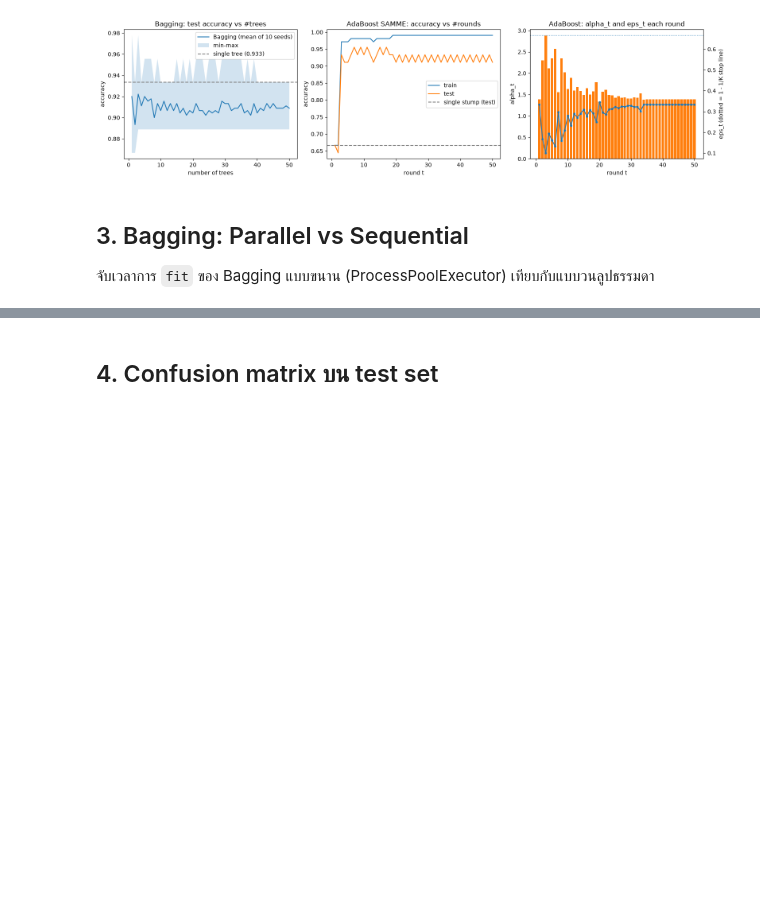
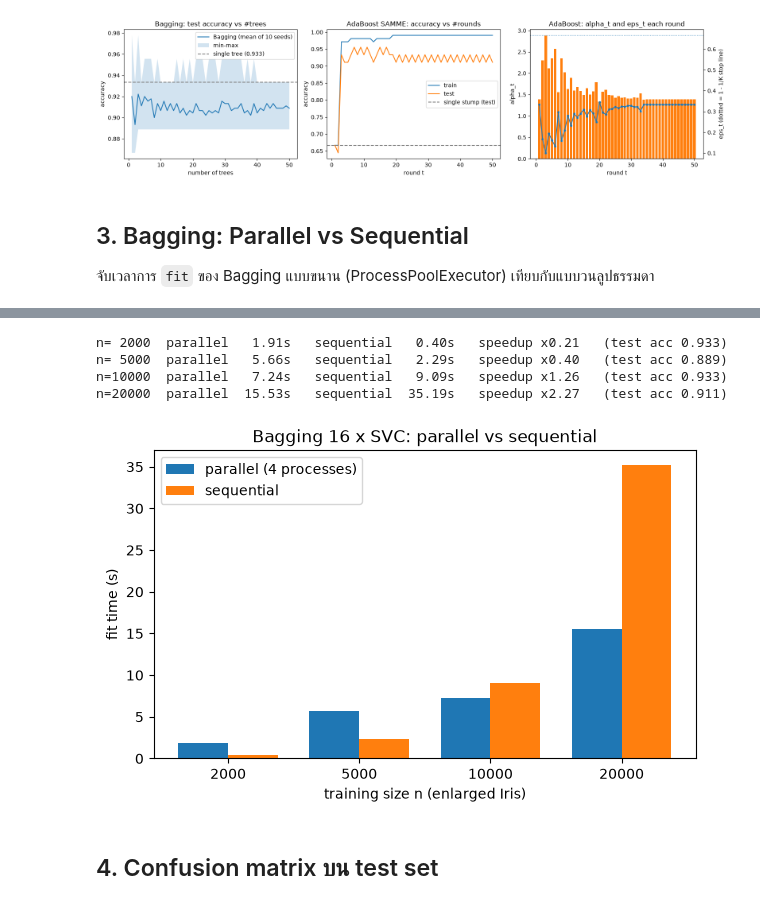
Before and after one commit to Finoria-co/Ensemble-Learning, a Jupyter notebook: ensemble_iris.ipynb, the cells around one changed output, grey strips where cells are left out. Drawn from its saved outputs; the diff is of its cells as text; code cells hidden in the pictures; blank space fills up the shorter version.

```diff
--- a/ensemble_iris.ipynb
+++ b/ensemble_iris.ipynb
@@ -108,3 +119,37 @@ B= 1000  parallel 1.952s   sequential 0.624s
+# %%
+from sklearn.svm import SVC
+
+def enlarge_iris(n, sigma=0.8, seed=0):
+    """สุ่ม Iris train แบบใส่คืนให้ได้ n ตัว + บวก Gaussian noise"""
+    rng = np.random.default_rng(seed)
+    idx = rng.integers(0, len(X_tr), n)
+    return X_tr[idx] + rng.normal(0, sigma, (n, X_tr.shape[1])), y_tr[idx]
+
+sizes_n = [2000, 5000, 10000, 20000]
+res = []
+for n in sizes_n:
+    Xb, yb = enlarge_iris(n)
+    row = {}
+    for mode in (True, False):
+        t0 = time.perf_counter()
+        m = BaggingClassifier(16, max_workers=4, parallel=mode, seed=0, base=SVC(C=10)).fit(Xb, yb)
+        row["parallel" if mode else "sequential"] = time.perf_counter() - t0
+    res.append(row)
+    print(f"n={n:5d}  parallel {row['parallel']:6.2f}s   sequential {row['sequential']:6.2f}s   "
+          f"speedup x{row['sequential'] / row['parallel']:.2f}   (test acc {accuracy(y_te, m.predict(X_te)):.3f})")
+
+xi = np.arange(len(sizes_n)); w = 0.38
+plt.figure(figsize=(7, 4))
+plt.bar(xi - w/2, [r["parallel"] for r in res], w, label="parallel (4 processes)")
+plt.bar(xi + w/2, [r["sequential"] for r in res], w, label="sequential")
+plt.xticks(xi, sizes_n); plt.xlabel("training size n (enlarged Iris)"); plt.ylabel("fit time (s)")
+plt.title("Bagging 16 x SVC: parallel vs sequential"); plt.legend(); plt.show()
+# %% [output]
+n= 2000  parallel   1.91s   sequential   0.40s   speedup x0.21   (test acc 0.933)
+n= 5000  parallel   5.66s   sequential   2.29s   speedup x0.40   (test acc 0.889)
+n=10000  parallel   7.24s   sequential   9.09s   speedup x1.26   (test acc 0.933)
+n=20000  parallel  15.53s   sequential  35.19s   speedup x2.27   (test acc 0.911)
+[figure, added]
 # %% [markdown]
 ## 4. Confusion matrix บน test set
 # %%
```
Also changed, not shown: parts of 2 cells of this notebook.
